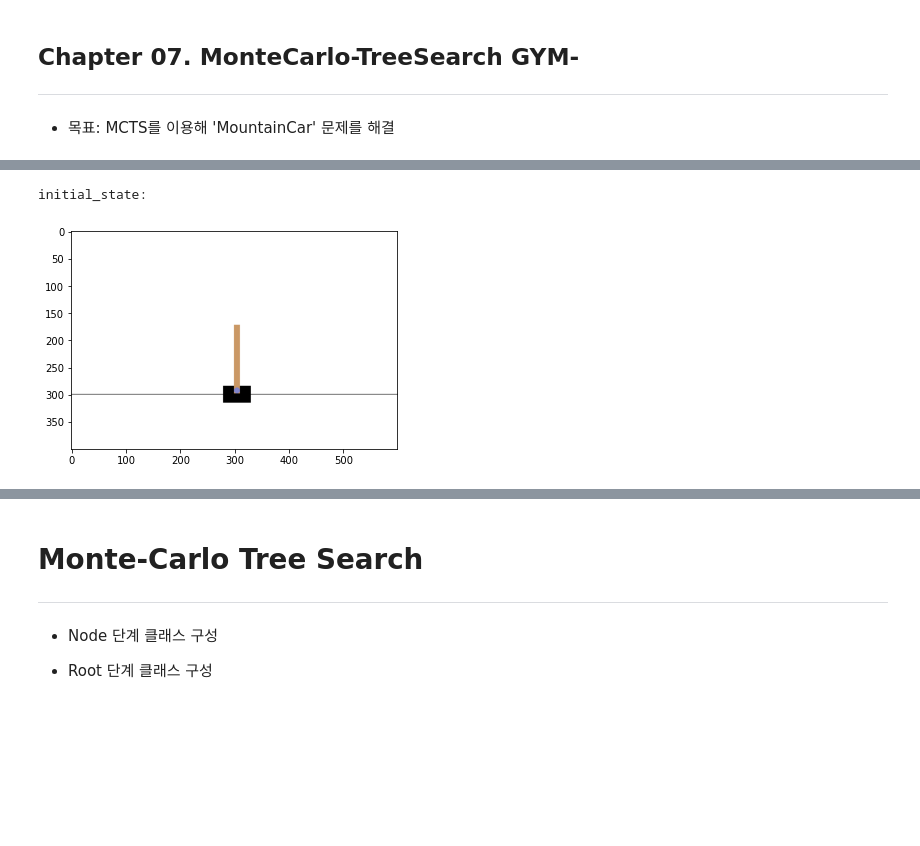
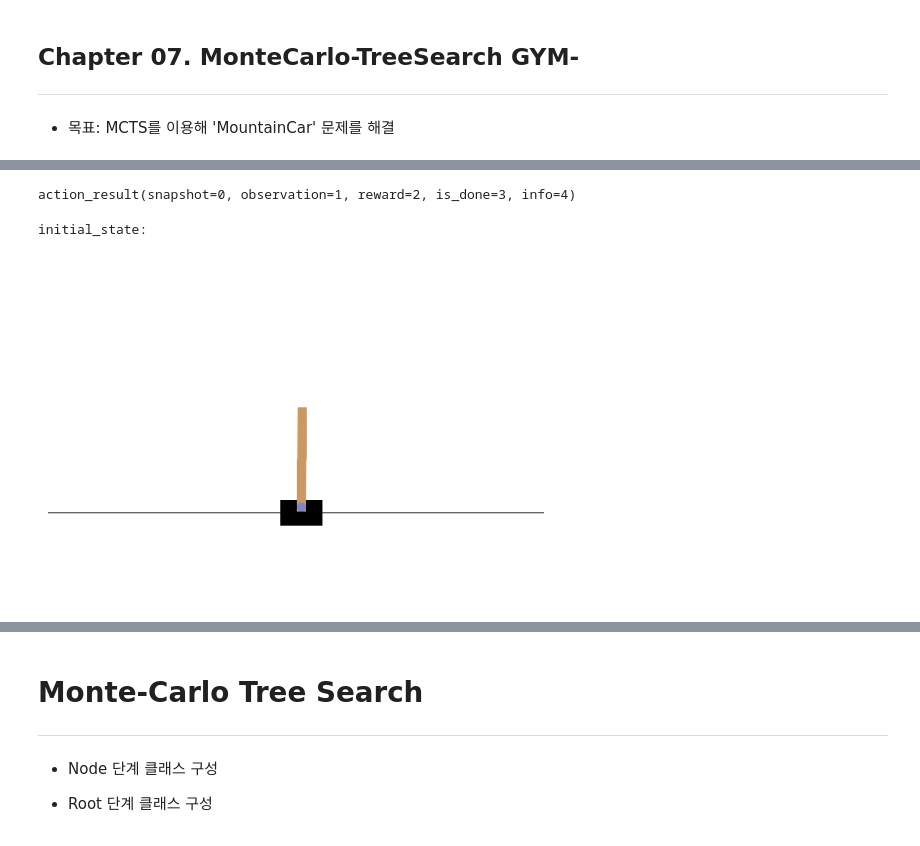
Before and after one commit to bjpublic/Reinforcement_learning, a Jupyter notebook: Chapter07/7장_MCTS.ipynb, the cells around one changed output, grey strips where cells are left out. Drawn from its saved outputs; the diff is of its cells as text; code cells hidden in the pictures; blank space fills up the shorter version.

```diff
--- a/Chapter07/7장_MCTS.ipynb
+++ b/Chapter07/7장_MCTS.ipynb
@@ -32,3 +33,10 @@ import copy
+# %%
+ActionResult = namedtuple(
+    "action_result", ("snapshot", "observation", "reward", "is_done", "info"))
+ac = ActionResult(0,1,2,3,4)
+ac
+# %% [output]
+action_result(snapshot=0, observation=1, reward=2, is_done=3, info=4)
 # %%
 import gym
 from gym.core import Wrapper
@@ -121,16 +129,17 @@ class WithSnapshots(Wrapper):
 # %%
 # make env
 #env = WithSnapshots(gym.make("MountainCar-v0",render_mode='rgb_array'))
 env_name = "MountainCar-v0"
 env_name = 'CartPole-v0'
 env = WithSnapshots(gym.make(env_name))
 env.reset()
 
 n_actions = env.action_space.n
 print("initial_state:")
 plt.imshow(env.render('rgb_array'))
+plt.axis('off')
 env.close()
 del env
 # %% [output]
 initial_state:
-[figure, old version]
+[figure, new version]
```
Also changed, not shown: parts of 14 cells of this notebook, 32 other files.
